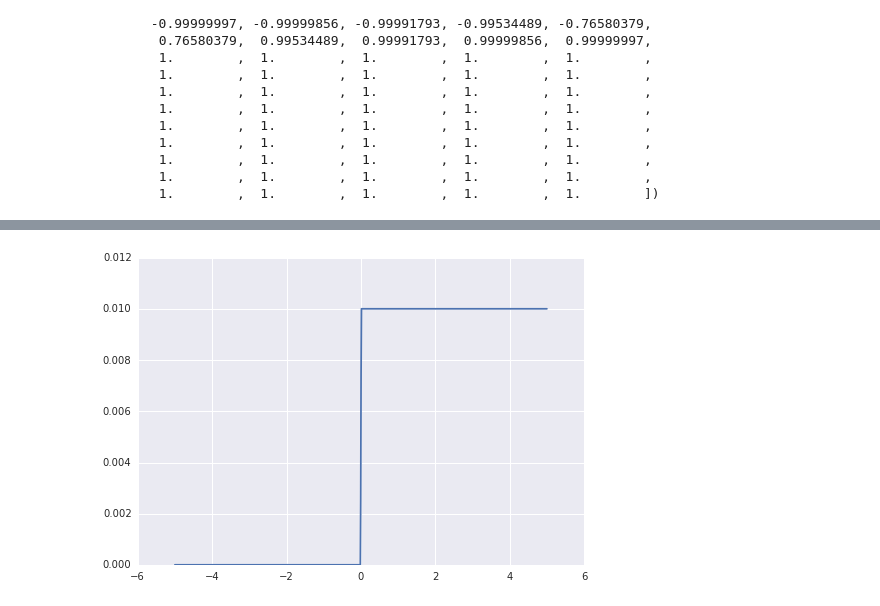
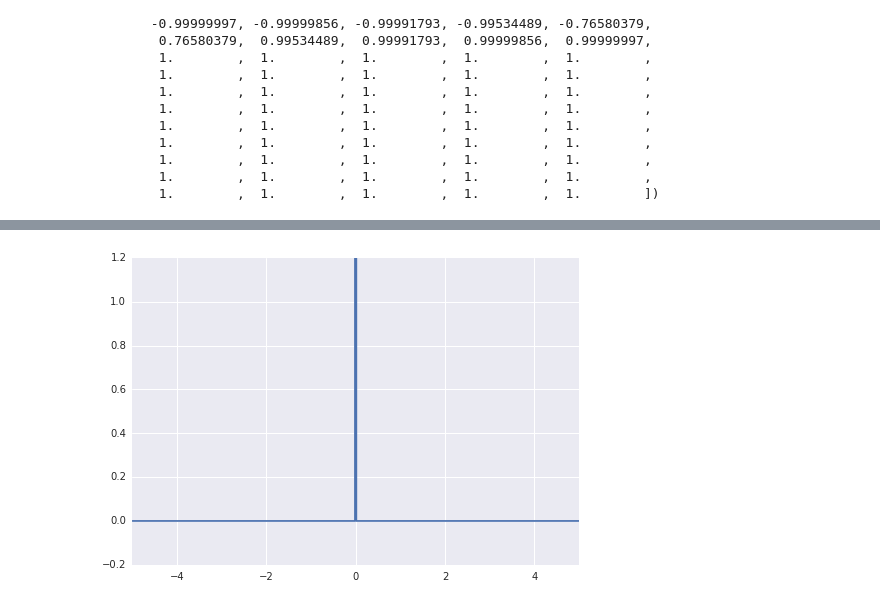
Before and after one commit to CS287/Lectures, a Jupyter notebook: notebooks/Untitled.ipynb, the cells around one changed output, grey strips where cells are left out. Cells and saved outputs as stored; diff of their text form; code cells hidden in the pictures.

```diff
--- a/notebooks/Untitled.ipynb
+++ b/notebooks/Untitled.ipynb
@@ -99,0 +167,9 @@ plt.savefig("Relu.png")
+# %%
+x = np.linspace(-5, 5, 1000)
+
+y = x > 0
+plt.plot(x, y)
+#sns.regplot(y="y", x="x", data={"x":x, "y":y},  scatter=False, order=5)
+plt.ylim(-0.2, 1.2)
+plt.xlim(-5, 5)
+plt.savefig("01.png")
@@ -100,7 +178,9 @@ plt.savefig("Relu.png")
 # %%
 y2 = np.gradient(y)
-plt.plot(x, y2)
+plt.plot(x, y2*100)
 #sns.regplot(y="y", x="x", data={"x":x, "y":y},  scatter=False, order=5)
-plt.savefig("Relu_grad.png")
+plt.ylim(-0.2, 1.2)
+plt.xlim(-5, 5)
+plt.savefig("01grad.png")
 # %% [output]
-[figure, old version]
+[figure, new version]
```
Also changed, not shown: parts of 11 cells of this notebook, 8 other files.
